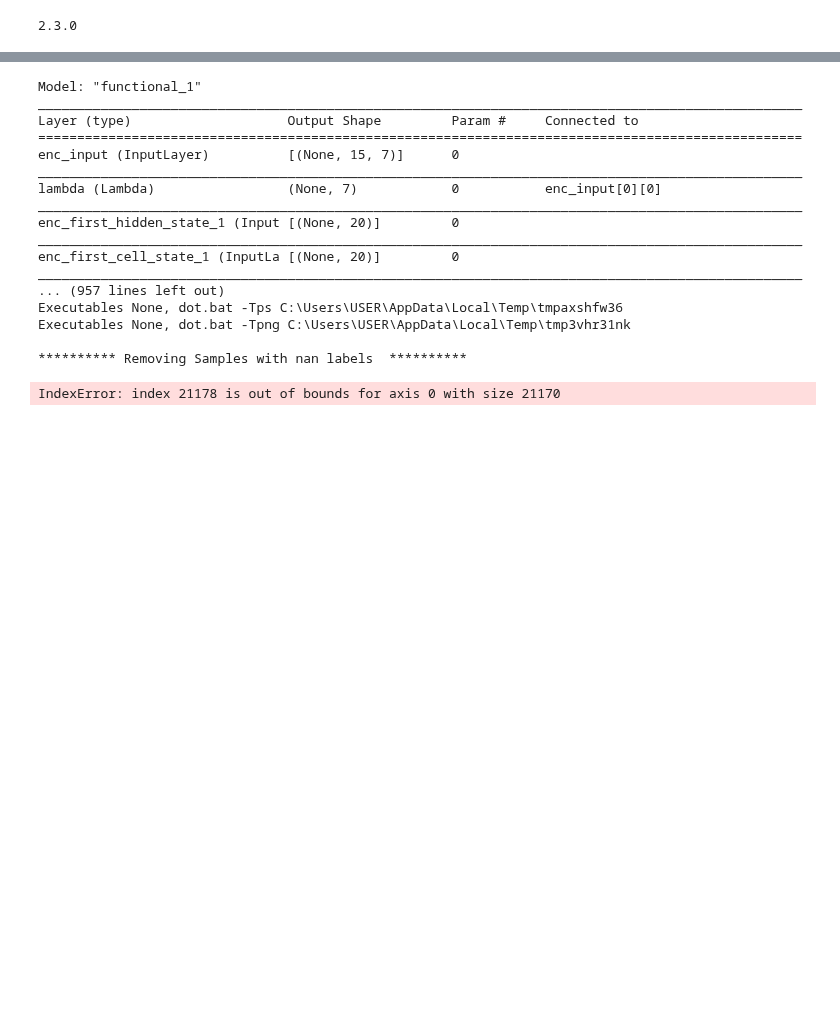
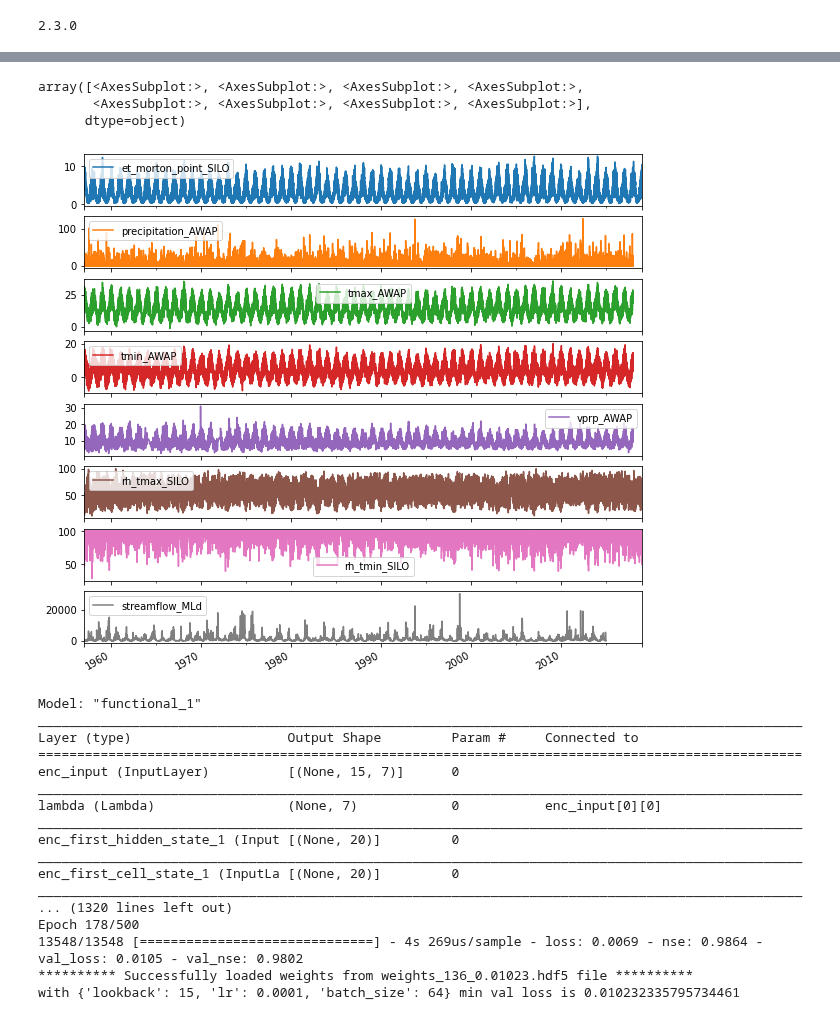
Before and after one commit to AtrCheema/AI4Water, a Jupyter notebook: examples/paper_figs/interpretability.ipynb, the cells around one changed output, grey strips where cells are left out. Drawn from its saved outputs; the diff is of its cells as text; code cells hidden in the pictures; blank space fills up the shorter version.

```diff
--- a/examples/paper_figs/interpretability.ipynb
+++ b/examples/paper_figs/interpretability.ipynb
@@ -39,5 +44,6 @@ inputs = ['et_morton_point_SILO',
 
 outputs = ['streamflow_MLd']
 
-stations = ['401203']
-data = dataset.fetch(stations, dynamic_attributes=inputs+outputs, categories=None)
+data = dataset.fetch('401203', dynamic_attributes=inputs+outputs)
+data = data['401203']
+data.head()
@@ -44,9 +56,0 @@ data = dataset.fetch(stations, dynamic_attributes=inputs+outputs, categories=Non
-# %%
-for k,v in data.items():
-    if k in stations:
-        target = v['streamflow_MLd']
-        target[target < 0] = np.nan
-        target[target == 0.0] = np.nan
-        v['streamflow_MLd'] = target
-        data[k] = v
-        print(k, v.isna().sum().sum())
@@ -55 +81,8 @@ for k,v in data.items():
+# %%
+data.plot(subplots=True, sharex=True, figsize=(10, 10))
+# %% [output]
+array([<AxesSubplot:>, <AxesSubplot:>, <AxesSubplot:>, <AxesSubplot:>,
+       <AxesSubplot:>, <AxesSubplot:>, <AxesSubplot:>, <AxesSubplot:>],
+      dtype=object)
+[figure, added]
 # %%
@@ -82,6 +117,7 @@ def objective_fn(**suggestion):
     return _model
 # %%
-model = objective_fn(hidden_units=100, lookback=15, lr=0.0001, batch_size=64)
+model = objective_fn(return_model=True,
+                     lookback=15, lr=0.0001, batch_size=64)
 # %% [output]
 Model: "functional_1"
 __________________________________________________________________________________________________
@@ -95,9 +131,8 @@ enc_first_hidden_state_1 (Input [(None, 20)]         0
 __________________________________________________________________________________________________
 enc_first_cell_state_1 (InputLa [(None, 20)]         0
 __________________________________________________________________________________________________
-... (957 lines left out)
-Executables None, dot.bat -Tps C:\Users\USER\AppData\Local\Temp\tmpaxshfw36
-Executables None, dot.bat -Tpng C:\Users\USER\AppData\Local\Temp\tmp3vhr31nk
-
-********** Removing Samples with nan labels  **********
+... (1320 lines left out)
+Epoch 178/500
+13548/13548 [==============================] - 4s 269us/sample - loss: 0.0069 - nse: 0.9864 - val_loss: 0.0105 - val_nse: 0.9802
+********** Successfully loaded weights from weights_136_0.01023.hdf5 file **********
+with {'lookback': 15, 'lr': 0.0001, 'batch_size': 64} min val loss is 0.010232335795734461
-IndexError: index 21178 is out of bounds for axis 0 with size 21170
```
Also changed, not shown: parts of 18 cells of this notebook.
